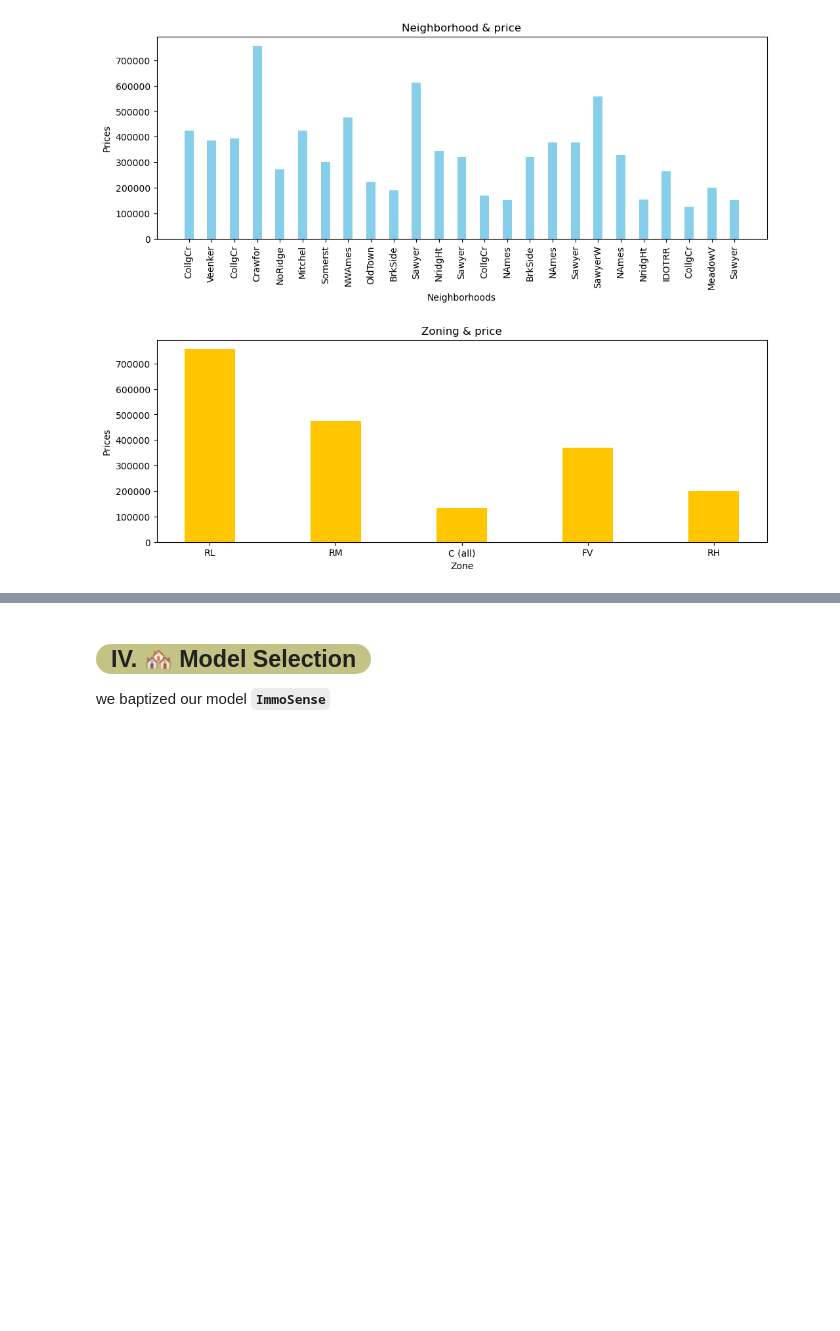
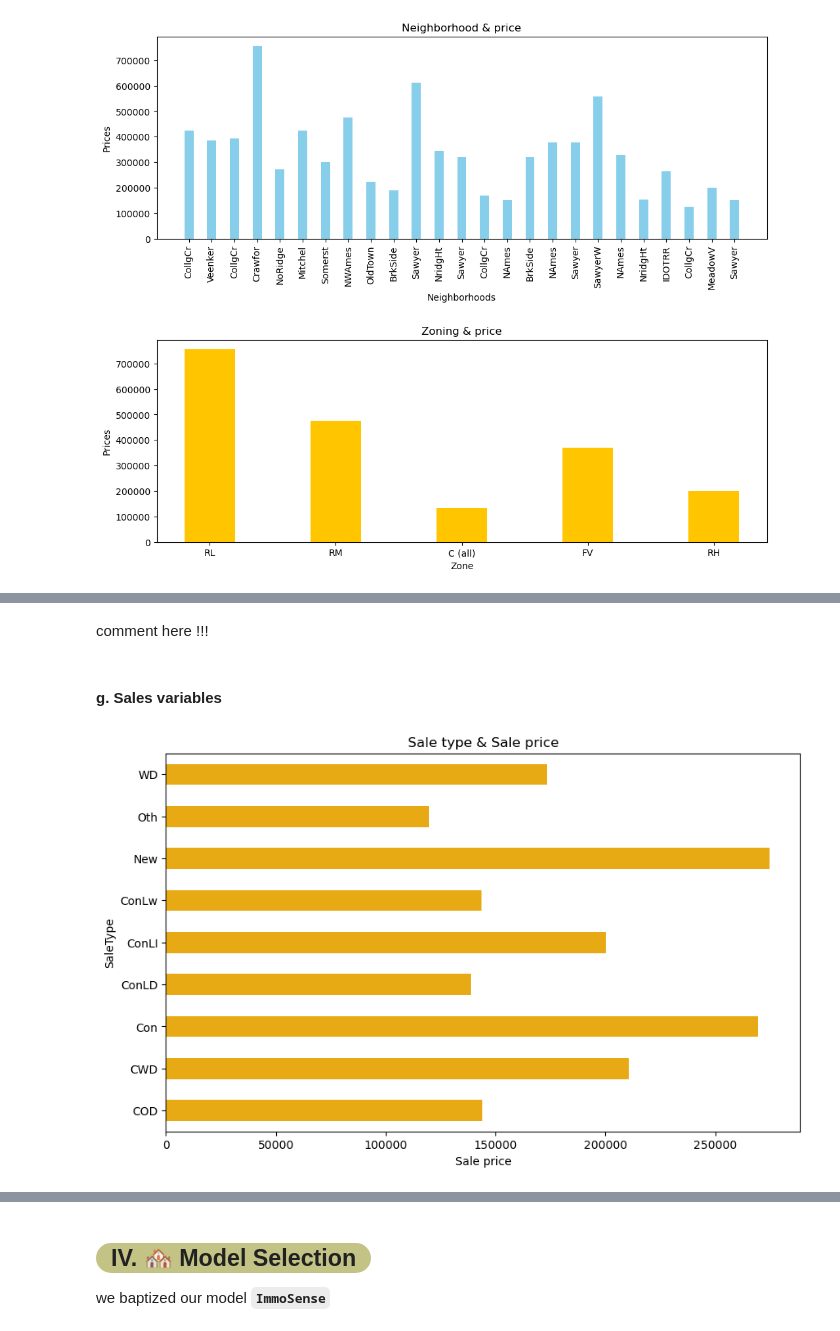
Before and after one commit to superMass14/immoSense, a Jupyter notebook: notebook/main.ipynb, the cells around one changed output, grey strips where cells are left out. Drawn from its saved outputs; the diff is of its cells as text; code cells hidden in the pictures; blank space fills up the shorter version.

```diff
--- a/notebook/main.ipynb
+++ b/notebook/main.ipynb
@@ -383,0 +407,14 @@ plt.show()
+# %% [markdown]
+comment here !!!
+# %% [markdown]
+#### g. Sales variables
+# %%
+sales_tab = df[["SaleType", "SaleCondition", "MiscFeature", "SalePrice"]]
+sales_tab.groupby("SaleType")["SalePrice"].mean().plot(kind="barh",
+                                        title="Sale type & Sale price",
+                                        xlabel="Sale price",
+                                        color="#E8AA14",
+                                        figsize=(10, 6))
+plt.show()
+# %% [output]
+[figure, added]
```
Also changed, not shown: parts of 14 cells of this notebook.
